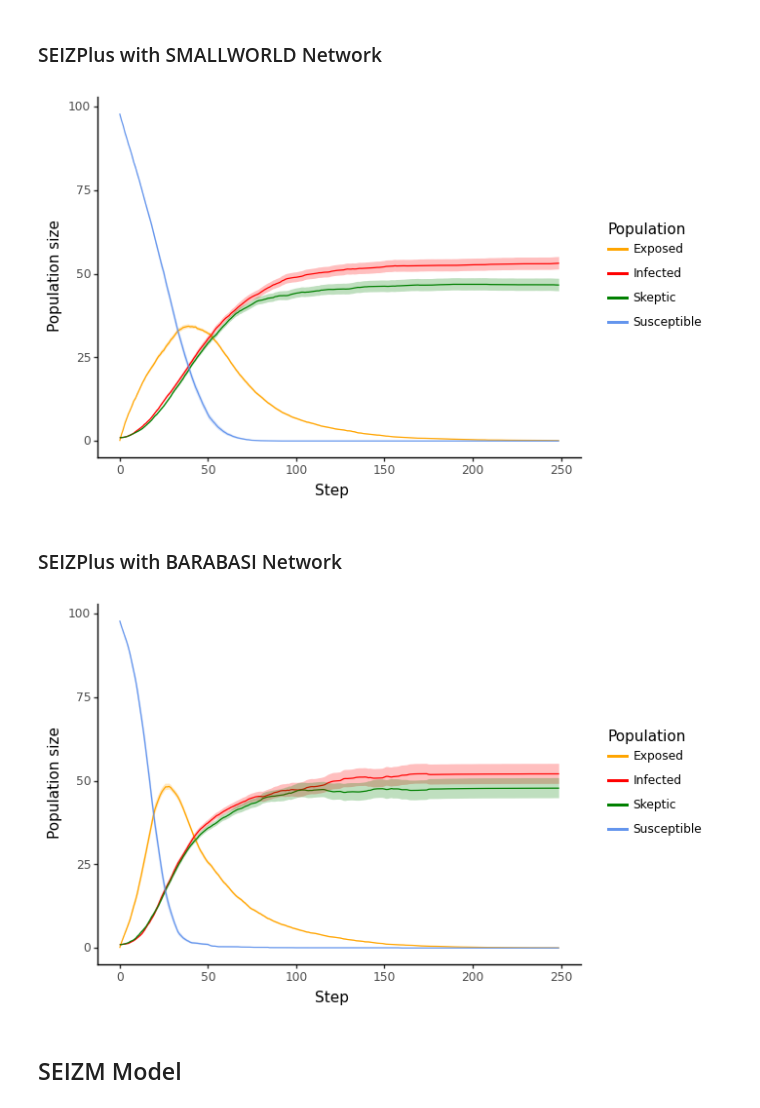
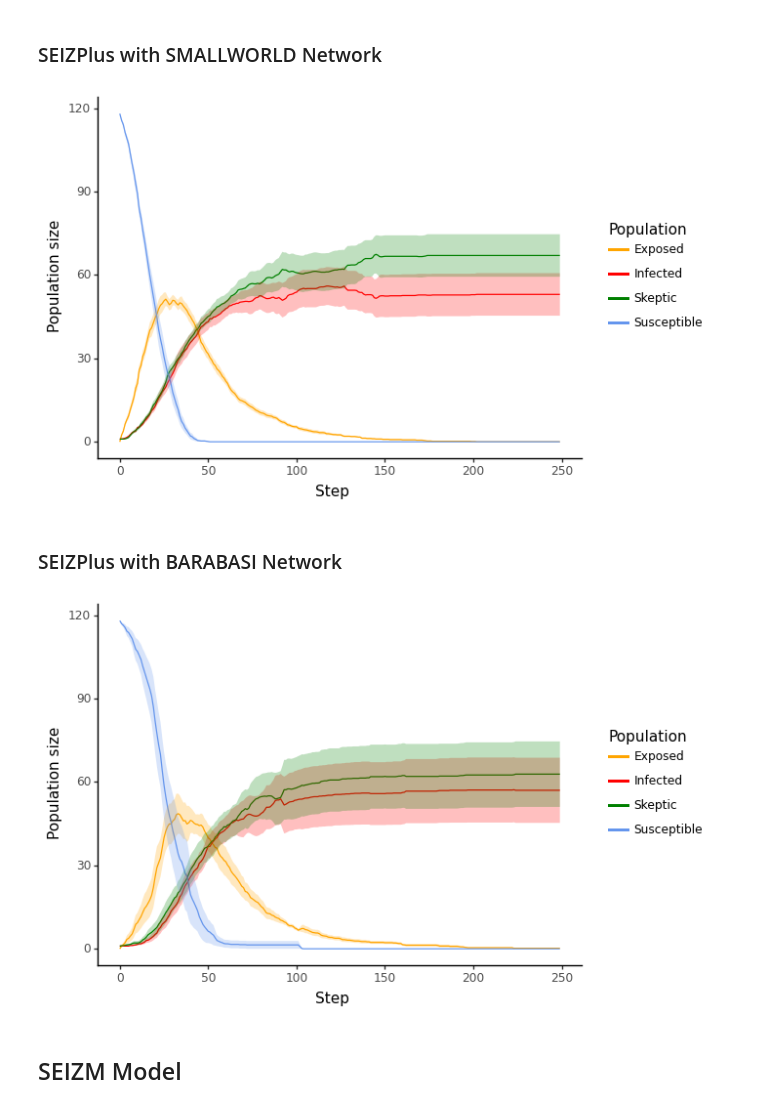
Before and after one commit to ChrisWitzany/opinion_network_model, a Jupyter notebook: main.ipynb, the cells around one changed output. Saved outputs shown, nothing was run; the diff lists cells and outputs as text; code cells hidden in the pictures.

```diff
--- a/main.ipynb
+++ b/main.ipynb
@@ -88,11 +88,10 @@ params = {
 
 network_params = {
     # Parameters are chosen such that all networks have similar density
-    NetworkType.CAVEMAN: (5, 20),  # (l, k)
-    NetworkType.WINDMILL: (5, 11),  # (n, k)
-    NetworkType.SMALLWORLD: (100, 10, 0.05),
-    NetworkType.GAUSSIAN_RANDOM_PARTITION: (100, 5, 10, 0.3, 0.1),  # (n, s, v, p_in, p_out)
-    NetworkType.BARABASI_ALBERT: (100, 12, 50, 0.95)  # (n, m1, m2, p)
+    NetworkType.CAVEMAN: (6, 20),  # (l, k)
+    NetworkType.WINDMILL: (8,16),  # (n, k)
+    NetworkType.SMALLWORLD: (120, 20, 0.05),
+    NetworkType.BARABASI_ALBERT: (120,21,84,0.96)  # (n, m1, m2, p)
 }
 # %% [markdown]
 # Helper functions
@@ -179,7 +178,7 @@ def plot_trajectories(data, colors_ggplot):
 
     return plot
 # %%
-def run_trajectories(dynamics, network, n_steps = 100, n_replicates = 10):
+def run_trajectories(dynamics, network, n_steps = 200, n_replicates = 10):
     df = run_replicates(
         lambda: create_model(dynamics, network),
         state_labels=params[dynamics]['state_labels'],
@@ -345,16 +350,16 @@ run_trajectories(dynamics, network, n_replicates = 100, n_steps = SEIZ_steps)
 ### SEIZPlus with SMALLWORLD Network
 # %%
 dynamics, network = ModelType.SEIZplus, NetworkType.SMALLWORLD
-run_trajectories(dynamics, network, n_replicates = 100, n_steps = SEIZ_steps)
+run_trajectories(dynamics, network, n_replicates = 10, n_steps = SEIZ_steps)
 # %% [output]
-[figure, old version]
+[figure, new version]
 # %% [markdown]
 ### SEIZPlus with BARABASI Network
 # %%
 dynamics, network = ModelType.SEIZplus, NetworkType.BARABASI_ALBERT
-run_trajectories(dynamics, network, n_replicates = 100, n_steps = SEIZ_steps)
+run_trajectories(dynamics, network, n_replicates = 10, n_steps = SEIZ_steps)
 # %% [output]
-[figure, old version]
+[figure, new version]
 # %% [markdown]
 ## SEIZM Model
 # %% [markdown]
```
Also changed, not shown: parts of 16 cells of this notebook, 20 other files.
